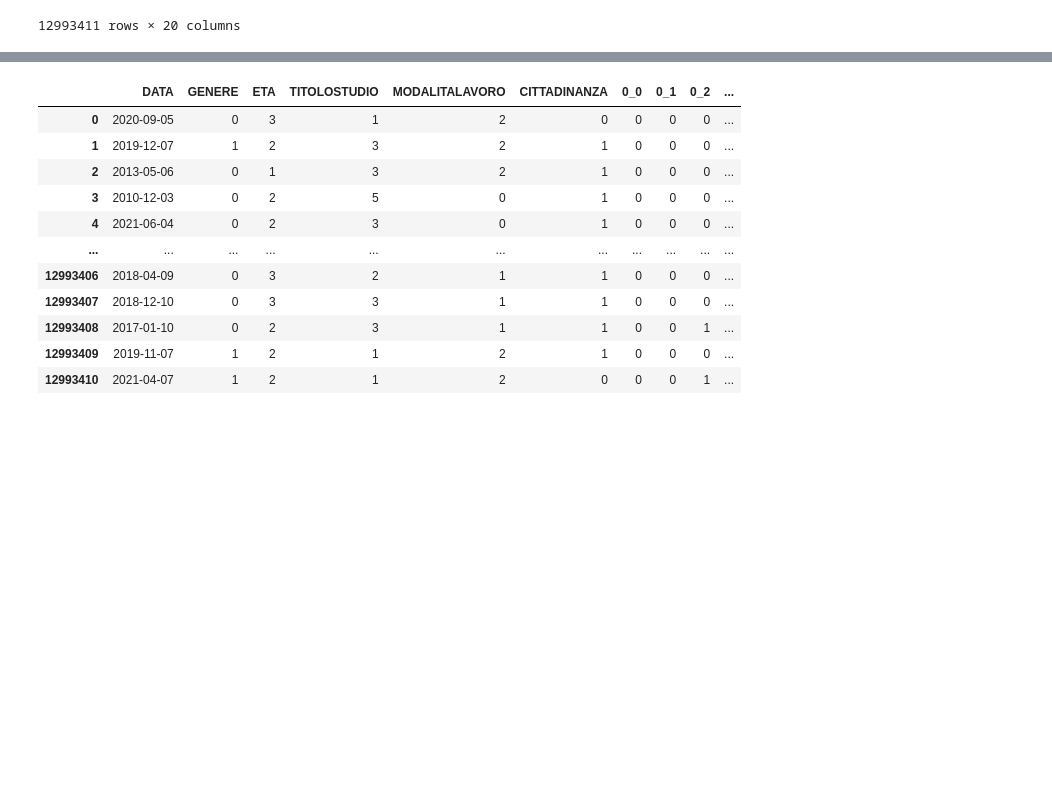
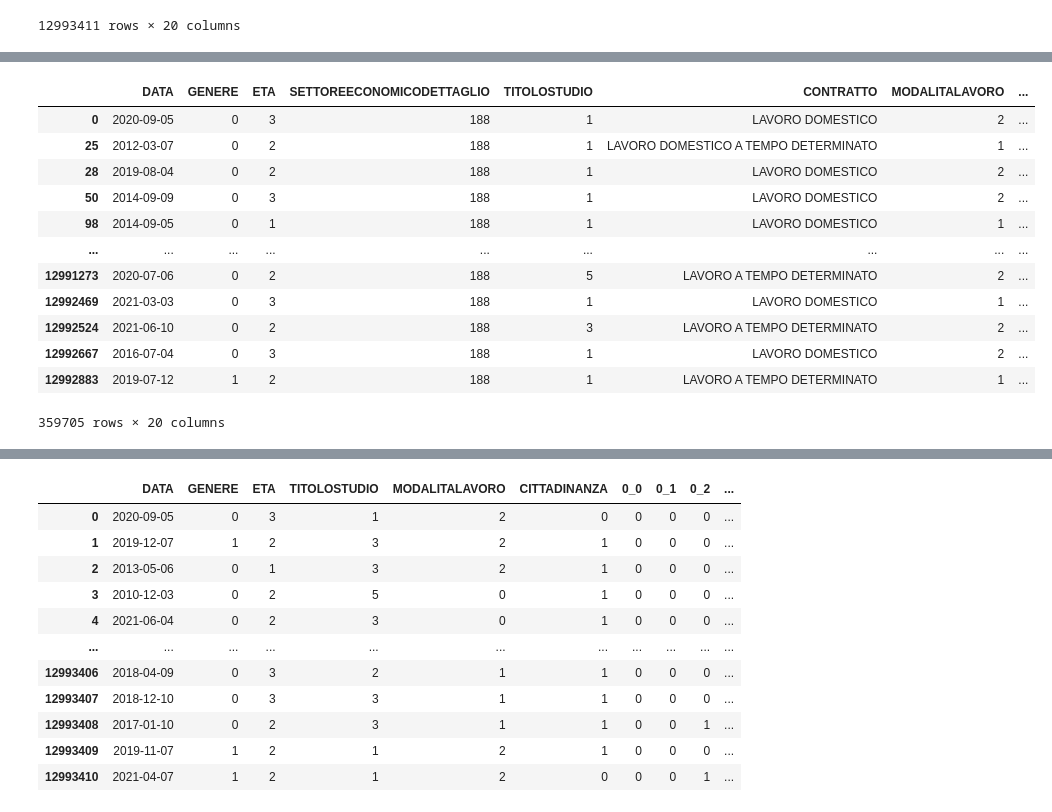
Before and after one commit to BruhZul/DataScienceLaboratory, a Jupyter notebook: Lab2/Feature_transformation.ipynb, the cells around one changed output, grey strips where cells are left out. Saved outputs shown, nothing was run; the diff lists cells and outputs as text; code cells hidden in the pictures; blank space fills up the shorter version.

```diff
--- a/Lab2/Feature_transformation.ipynb
+++ b/Lab2/Feature_transformation.ipynb
@@ -166,3 +181,20 @@ contracts
+# %%
+#SOLO PER DEBUG
+contracts[contracts.SETTOREECONOMICODETTAGLIO == 188]
+# %% [output]
+|  | DATA | GENERE | ETA | SETTOREECONOMICODETTAGLIO | TITOLOSTUDIO | CONTRATTO | MODALITALAVORO | ... |
+| 0 | 2020-09-05 | 0 | 3 | 188 | 1 | LAVORO DOMESTICO | 2 | ... |
+| 25 | 2012-03-07 | 0 | 2 | 188 | 1 | LAVORO DOMESTICO A TEMPO DETERMINATO | 1 | ... |
+| 28 | 2019-08-04 | 0 | 2 | 188 | 1 | LAVORO DOMESTICO | 2 | ... |
+| 50 | 2014-09-09 | 0 | 3 | 188 | 1 | LAVORO DOMESTICO | 2 | ... |
+| 98 | 2014-09-05 | 0 | 1 | 188 | 1 | LAVORO DOMESTICO | 1 | ... |
+| ... | ... | ... | ... | ... | ... | ... | ... | ... |
+| 12991273 | 2020-07-06 | 0 | 2 | 188 | 5 | LAVORO A TEMPO DETERMINATO | 2 | ... |
+| 12992469 | 2021-03-03 | 0 | 3 | 188 | 1 | LAVORO DOMESTICO | 1 | ... |
+| 12992524 | 2021-06-10 | 0 | 2 | 188 | 3 | LAVORO A TEMPO DETERMINATO | 2 | ... |
+| 12992667 | 2016-07-04 | 0 | 3 | 188 | 1 | LAVORO DOMESTICO | 2 | ... |
+| 12992883 | 2019-07-12 | 1 | 2 | 188 | 1 | LAVORO A TEMPO DETERMINATO | 1 | ... |
+359705 rows × 20 columns
 # %%
 contracts = pd.get_dummies(contracts, columns=['CONTRATTO'], prefix=['CONTRATTO'], drop_first=True)
 contracts.head()
```
Also changed, not shown: parts of 4 cells of this notebook.
